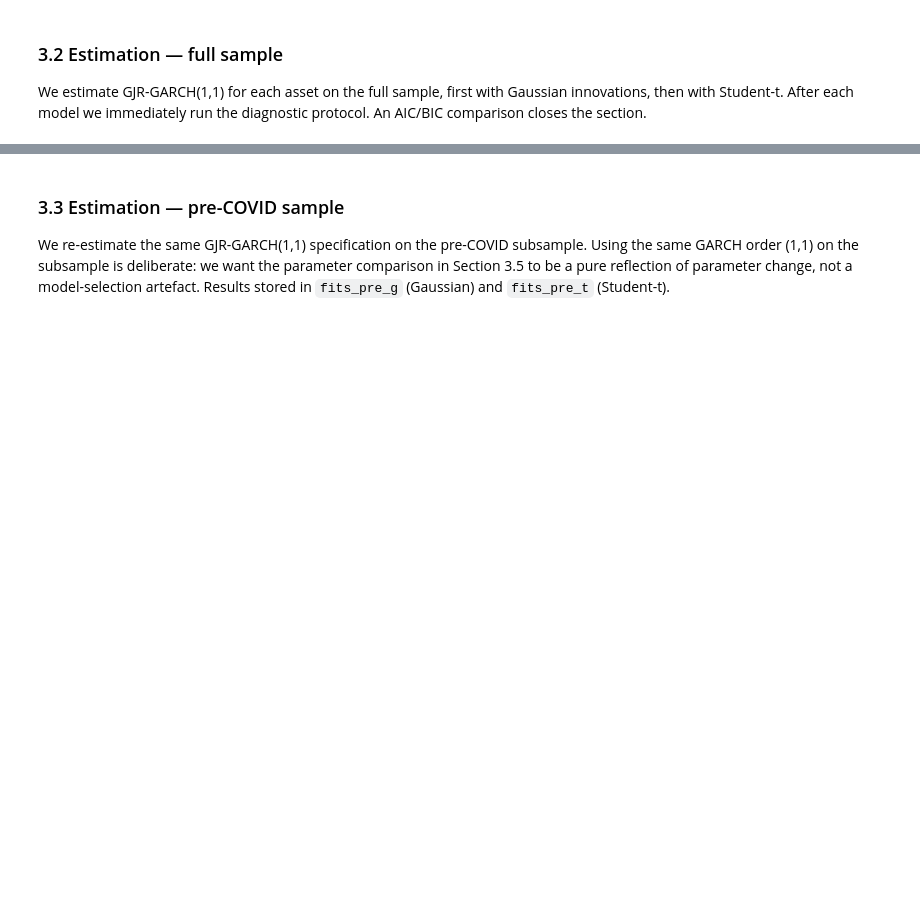
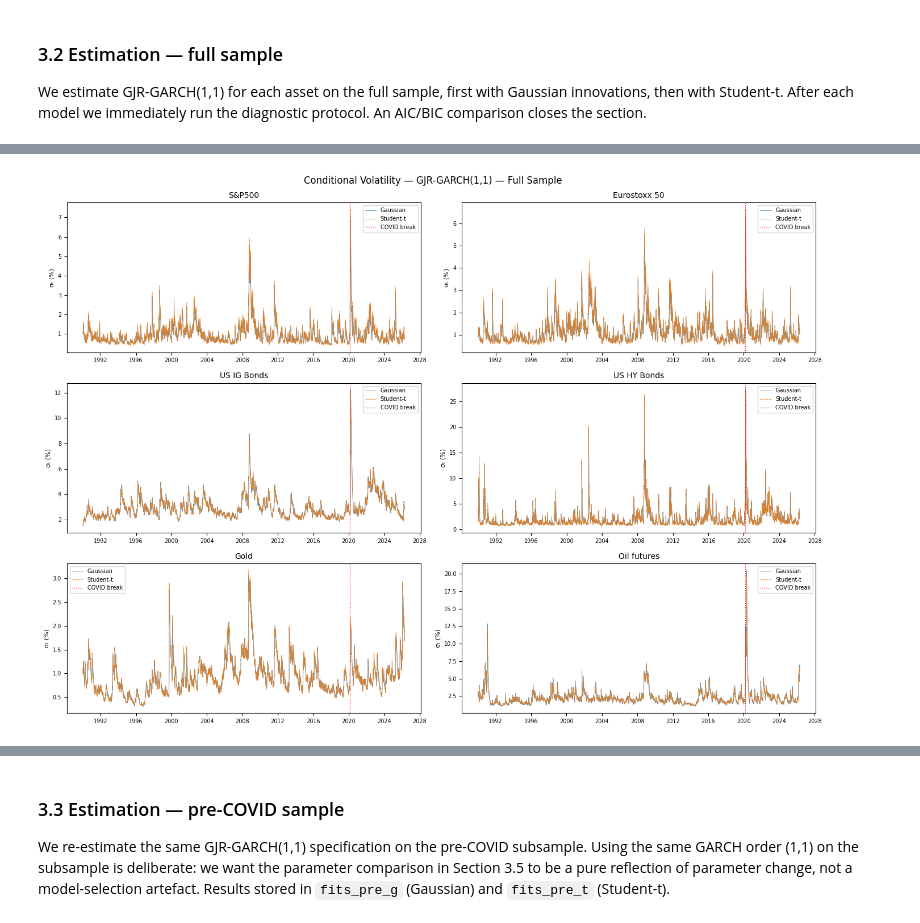
Before and after one commit to Altankaragulle/Emif_Risk_Structure_Covid, a Jupyter notebook: Notebook_Project_2.ipynb, the cells around one changed output, grey strips where cells are left out. Drawn from its saved outputs; the diff is of its cells as text; code cells hidden in the pictures; blank space fills up the shorter version.

```diff
--- a/Notebook_Project_2.ipynb
+++ b/Notebook_Project_2.ipynb
@@ -522,6 +522,7 @@ def fit_arch_spec(data, spec):
         'gamma_sig'  : gamma_sig,
         'converged'  : converged,
         'scale'      : scale,
+        'loglik'     : float(res.loglikelihood),
     }
 
 
@@ -889,25 +1083,29 @@ for col in ASSETS:
 # %%
 fig, axes = plt.subplots(3, 2, figsize=(14, 10))
 axes = axes.flatten()
 
 for i, col in enumerate(ASSETS):
     ax      = axes[i]
     idx     = returns[col].dropna().index
     sigma_g = np.sqrt(fits_full_g[col]["sigma2"])
     sigma_t = np.sqrt(fits_full_t[col]["sigma2"])
+    idx_g   = idx[-len(sigma_g):]
+    idx_t   = idx[-len(sigma_t):]
 
-    ax.plot(idx, sigma_g, label="Gaussian", linewidth=0.7, alpha=0.8)
-    ax.plot(idx, sigma_t, label="Student-t", linewidth=0.7, alpha=0.8, linestyle="--")
+    ax.plot(idx_g, sigma_g, label="Gaussian", linewidth=0.7, alpha=0.8)
+    ax.plot(idx_t, sigma_t, label="Student-t", linewidth=0.7, alpha=0.8, linestyle="--")
     ax.axvline(pd.Timestamp("2020-02-24"), color="red", linewidth=0.9,
                linestyle=":", label="COVID break")
     ax.set_title(col, fontsize=10)
     ax.set_ylabel("σₜ (%)", fontsize=8)
     ax.legend(fontsize=7)
     ax.tick_params(labelsize=7)
 
 plt.suptitle("Conditional Volatility — GJR-GARCH(1,1) — Full Sample", fontsize=12)
 plt.tight_layout()
 plt.show()
+# %% [output]
+[figure, added]
 # %%
 # Q-Q plots: standardised residuals vs Student-t(ν) — full sample
 from scipy.stats import probplot, t as t_dist
```
Also changed, not shown: parts of 23 cells of this notebook.
